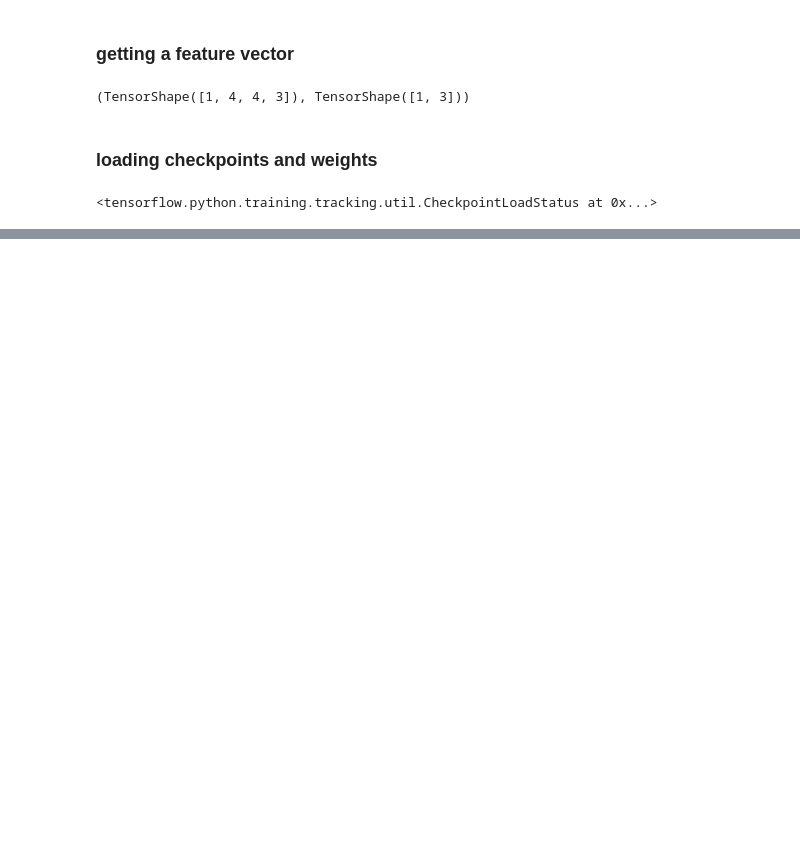
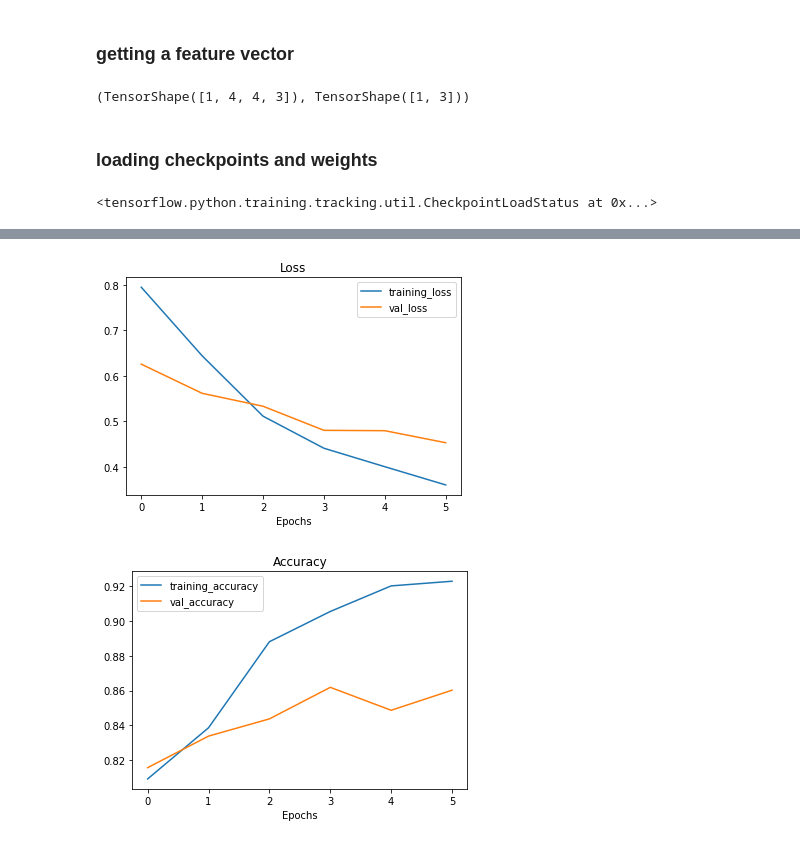
Before and after one commit to terrysu64/Machine-Learning-and-Data-Science-Projects, a Jupyter notebook: fine_tuning.ipynb, the cells around one changed output, grey strips where cells are left out. Drawn from its saved outputs; the diff is of its cells as text; code cells hidden in the pictures; blank space fills up the shorter version.

```diff
--- a/fine_tuning.ipynb
+++ b/fine_tuning.ipynb
@@ -265,0 +306,4 @@ model.evaluate(test_data)
+# %%
+model.compile(loss="categorical_crossentropy",
+              optimizer=tf.keras.optimizers.Adam(learning_rate=0.0001), #rule of thumb is to lower lr for fine-tuning
+              metrics=["accuracy"])
@@ -265,0 +314,10 @@ model.evaluate(test_data)
+# %%
+history = model.fit(train_data,
+                    epochs=3+5,
+                    steps_per_epoch=len(train_data),
+                    validation_data=test_data,
+                    validation_steps=int(len(test_data)/4),
+                    initial_epoch=history.epoch[-1], #start training where last model left off
+                    callbacks=[checkpoint_callback,
+                               create_tensorboard_callback(dir_name="models",
+                                                           experiment_name="fine_tuning")])
@@ -265,0 +348,5 @@ model.evaluate(test_data)
+# %%
+plot_loss_curves(history) #need to reduce overfitting
+# %% [output]
+[figure, added]
+[figure, added]
```
Also changed, not shown: parts of 20 cells of this notebook.
